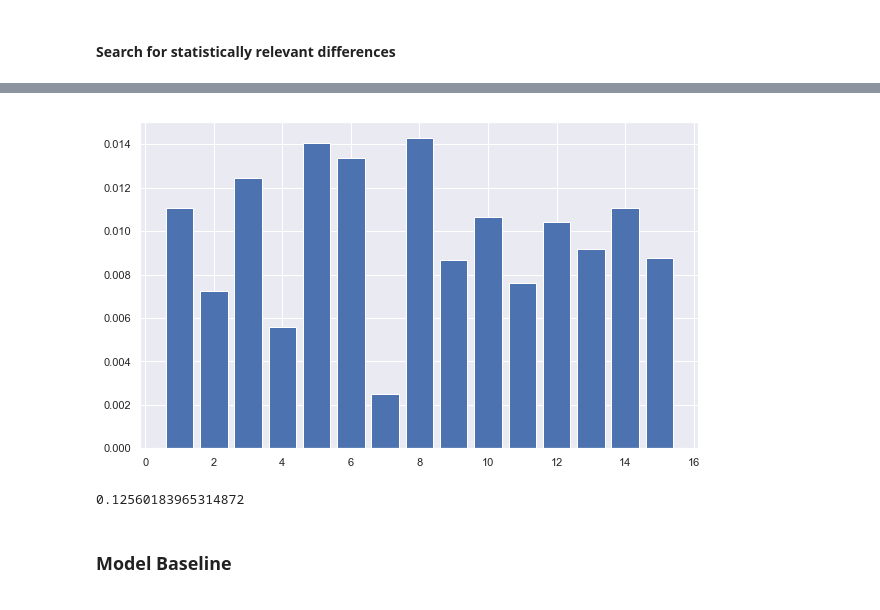
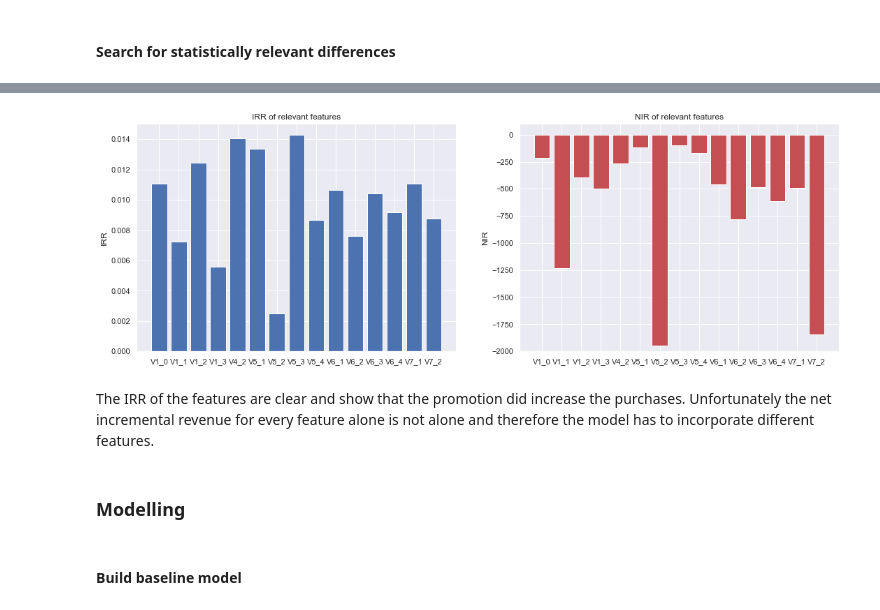
Before and after one commit to huli/starbucks-promotion-strategy, a Jupyter notebook: Starbucks.ipynb, the cells around one changed output, grey strips where cells are left out. Cells and saved outputs as stored; diff of their text form; code cells hidden in the pictures.

Commit message:
Add baseline model

```diff
--- a/Starbucks.ipynb
+++ b/Starbucks.ipynb
@@ -255,17 +255,26 @@ for feature in categorical_features:
 # %%
 alpha = .05
 
 significant_features = list(filter(lambda x: x[1] < alpha, results))
 
-plt.figure(figsize=(10, 6))
-plt.bar(list(range(1, len(significant_features)+1)), [irr for f, p, d, irr, nir in significant_features])
+plt.figure(figsize=(18, 6))
+plt.subplot(1,2,1)
+plt.bar([f[0] for f in significant_features], [irr for f, p, d, irr, nir in significant_features])
+plt.title('IRR of relevant features')
+plt.ylabel('IRR')
+plt.ylim()
+plt.subplot(1,2,2)
+plt.bar([f[0] for f in significant_features], [nir for f, p, d, irr, nir in significant_features],
+       color='r')
+plt.title('NIR of relevant features')
+plt.ylim([-2000, 100])
+plt.ylabel('NIR')
 plt.show()
 # %% [output]
-[figure, old version]
+[figure, new version]
-# %%
-mean_control, mean_experiment = purchase_means.values
-mean_control
-# %% [output]
-0.12560183965314872
-# %% [markdown]
-### Model Baseline
+# %% [markdown]
+The IRR of the features are clear and show that the promotion did increase the purchases. Unfortunately the net incremental revenue for every feature alone is not alone and therefore the model has to incorporate different features.
+# %% [markdown]
+### Modelling
+# %% [markdown]
+#### Build baseline model
```
Also changed, not shown: parts of 4 cells of this notebook.
